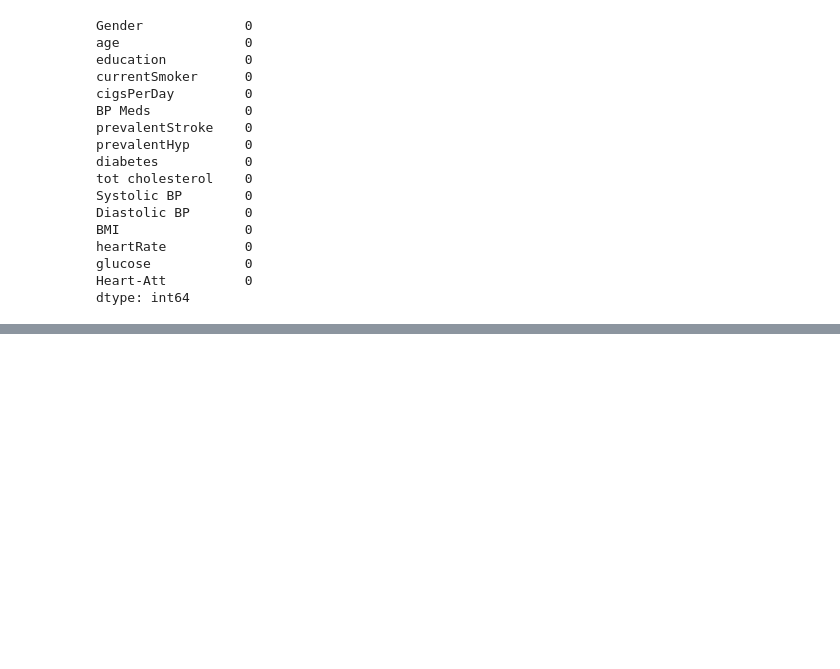
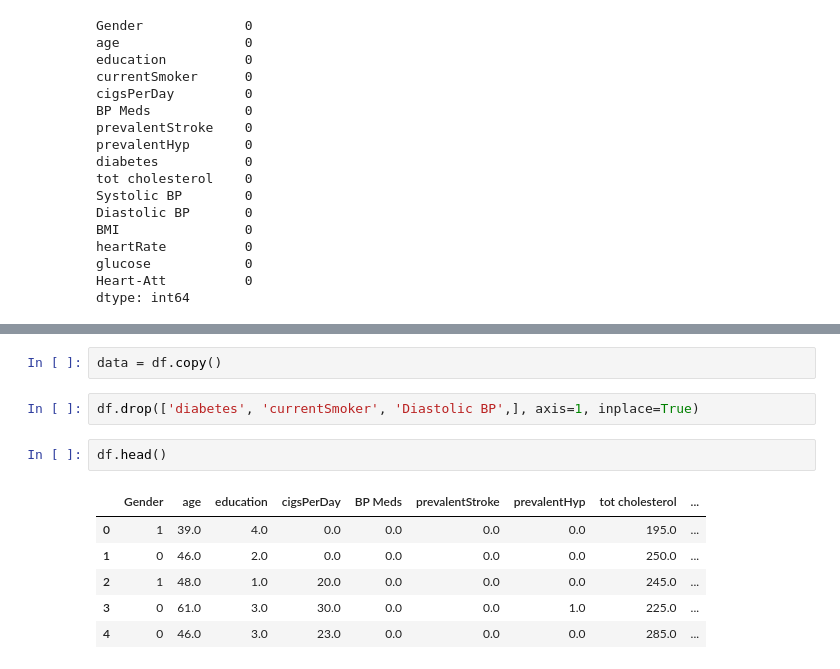
Before and after one commit to HitenDewangan/DataScience-AIML, a Jupyter notebook: Machine Learning/Classification in ML.ipynb, the cells around one changed output, grey strips where cells are left out. Saved outputs shown, nothing was run; the diff lists cells and outputs as text; blank space fills up the shorter version.

```diff
--- a/Machine Learning/Classification in ML.ipynb
+++ b/Machine Learning/Classification in ML.ipynb
@@ -210,0 +242,13 @@ dtype: int64
+# %%
+data = df.copy()
+# %%
+df.drop(['diabetes', 'currentSmoker', 'Diastolic BP',], axis=1, inplace=True)
+# %%
+df.head()
+# %% [output]
+|  | Gender | age | education | cigsPerDay | BP Meds | prevalentStroke | prevalentHyp | tot cholesterol | ... |
+| 0 | 1 | 39.0 | 4.0 | 0.0 | 0.0 | 0.0 | 0.0 | 195.0 | ... |
+| 1 | 0 | 46.0 | 2.0 | 0.0 | 0.0 | 0.0 | 0.0 | 250.0 | ... |
+| 2 | 1 | 48.0 | 1.0 | 20.0 | 0.0 | 0.0 | 0.0 | 245.0 | ... |
+| 3 | 0 | 61.0 | 3.0 | 30.0 | 0.0 | 0.0 | 1.0 | 225.0 | ... |
+| 4 | 0 | 46.0 | 3.0 | 23.0 | 0.0 | 0.0 | 0.0 | 285.0 | ... |
```
Also changed, not shown: parts of 7 cells of this notebook.
